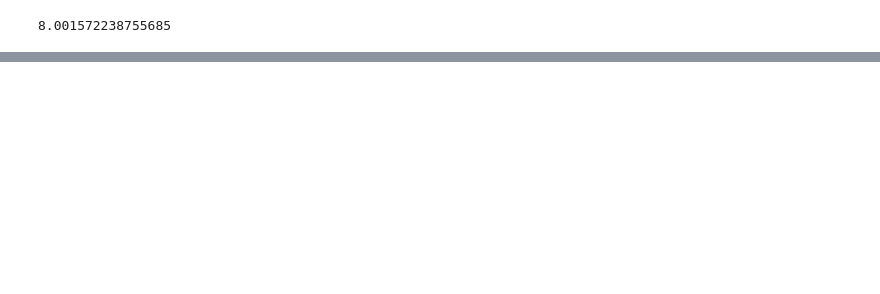
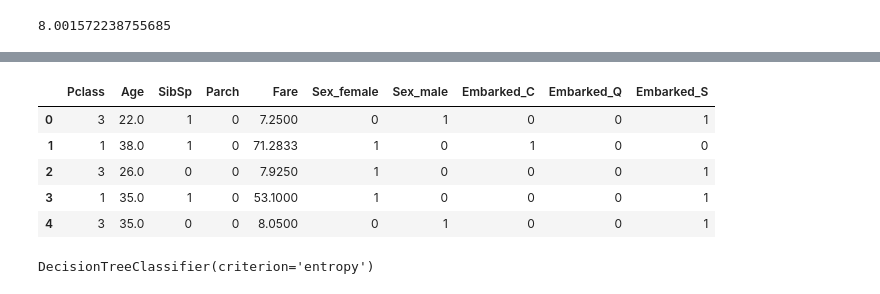
Before and after one commit to GoryachevDaniil/DS-ML_Intro_stepik.ipynb, a Jupyter notebook: DS_ML_Intro_stepik.ipynb, the cells around one changed output, grey strips where cells are left out. Cells and saved outputs as stored; diff of their text form; code cells hidden in the pictures; blank space fills up the shorter version.

```diff
--- a/DS_ML_Intro_stepik.ipynb
+++ b/DS_ML_Intro_stepik.ipynb
@@ -1356,0 +1460,2 @@ users_data.groupby('Pass_course').count()
+# %%
+titanic_data = pd.read_csv('/content/gdrive/My Drive/DS_ML_Intro_stepik/titanic/train.csv', sep=',')
@@ -1356,0 +1487,7 @@ users_data.groupby('Pass_course').count()
+# %%
+X = titanic_data.drop(['PassengerId', 'Survived', 'Name', 'Ticket', 'Cabin'], axis=1)
+y = titanic_data.Survived
+# %%
+X = pd.get_dummies(X)
+# %%
+X = X.fillna({'Age' : X.Age.median()}) # diff for male/female
@@ -1356,0 +1508,9 @@ users_data.groupby('Pass_course').count()
+# %%
+X.head()
+# %% [output]
+|  | Pclass | Age | SibSp | Parch | Fare | Sex_female | Sex_male | Embarked_C | Embarked_Q | Embarked_S |
+| 0 | 3 | 22.0 | 1 | 0 | 7.2500 | 0 | 1 | 0 | 0 | 1 |
+| 1 | 1 | 38.0 | 1 | 0 | 71.2833 | 1 | 0 | 1 | 0 | 0 |
+| 2 | 3 | 26.0 | 0 | 0 | 7.9250 | 1 | 0 | 0 | 0 | 1 |
+| 3 | 1 | 35.0 | 1 | 0 | 53.1000 | 1 | 0 | 0 | 0 | 1 |
+| 4 | 3 | 35.0 | 0 | 0 | 8.0500 | 0 | 1 | 0 | 0 | 1 |
@@ -1356,0 +1519,4 @@ users_data.groupby('Pass_course').count()
+# %%
+clf.fit(X, y)
+# %% [output]
+DecisionTreeClassifier(criterion='entropy')
```
Also changed, not shown: parts of 52 cells of this notebook.
